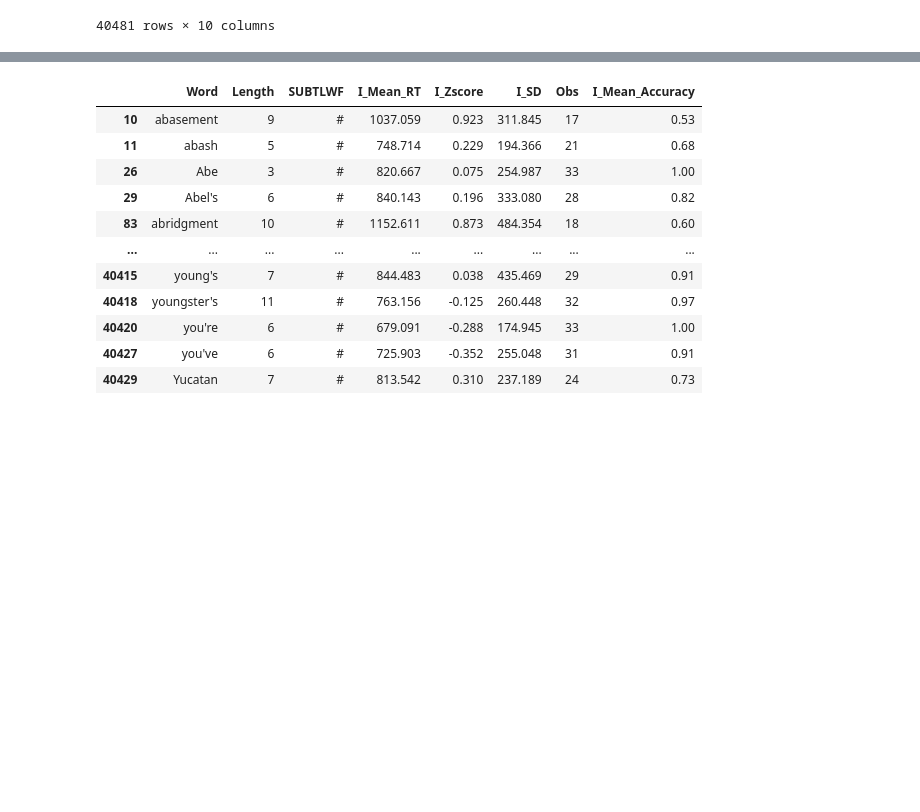
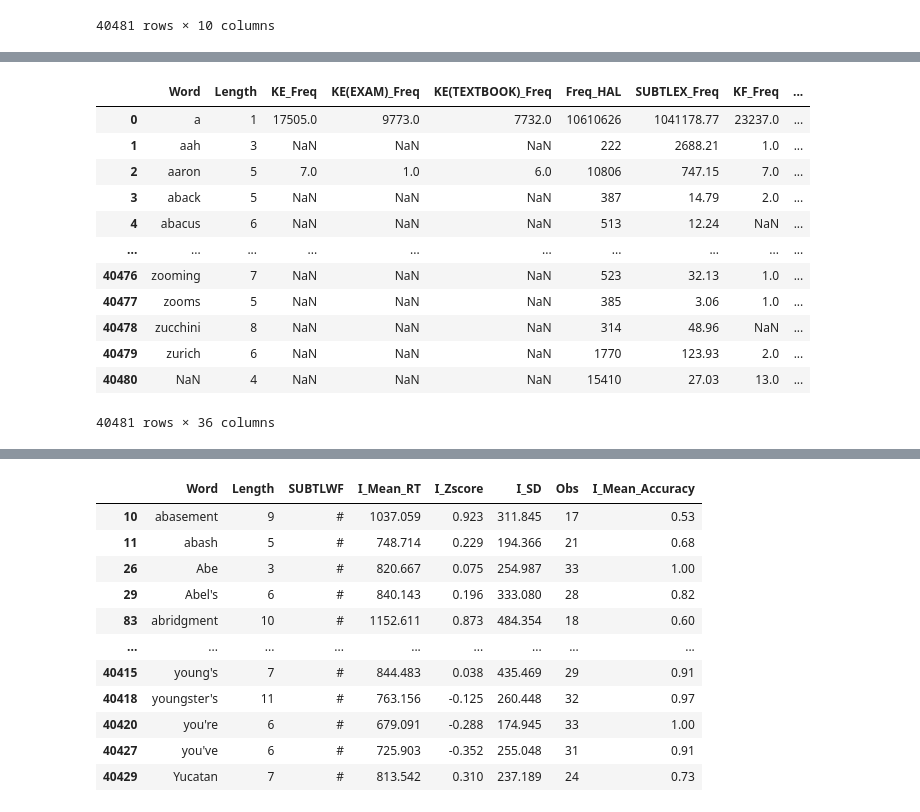
Before and after one commit to irregular6612/english-corpus-comparison, a Jupyter notebook: src/notebooks/behavior_exp_word_stimuli.ipynb, the cells around one changed output, grey strips where cells are left out. Drawn from its saved outputs; the diff is of its cells as text; code cells hidden in the pictures; blank space fills up the shorter version.

```diff
--- a/src/notebooks/behavior_exp_word_stimuli.ipynb
+++ b/src/notebooks/behavior_exp_word_stimuli.ipynb
@@ -117,0 +143,29 @@ ValueError: could not convert string to float: '#'
+# %%
+renamed_cols = {
+    'CSAT_Freq': 'KE_Freq',
+    'CSAT_only_Freq': 'KE(EXAM)_Freq',
+    'Textbook_only_Freq': 'KE(TEXTBOOK)_Freq',
+    'SUBTLWF': 'SUBTLEX_Freq',
+    'Freq_KF': 'KF_Freq',
+    'CSAT_RFreq': 'KE_RFreq',
+    'CSAT_only_RFreq': 'KE(EXAM)_RFreq',
+    'Textbook_only_RFreq': 'KE(TEXTBOOK)_RFreq',
+    'RFreq_HAL': 'HAL_RFreq',
+    'SUBTLRWF': 'SUBTLEX_RFreq',
+    'RFreq_KF': 'KF_RFreq',
+    'Ortho_N_CSAT': 'KE_Ortho_N',
+    'Ortho_N_CSAT(only)': 'KE(EXAM)_Ortho_N',
+    'Ortho_N_Textbook(only)': 'KE(TEXTBOOK)_Ortho_N',
+    'OLD20_CSAT': 'KE_OLD',
+    'OLD20_CSAT(only)': 'KE(EXAM)_OLD',
+    'OLD20_Textbook(only)': 'KE(TEXTBOOK)_OLD',
+    'I_Mean_RT' : 'LDT_Mean_RT',
+    'I_Zscore' : 'LDT_RT_Zscore',
+    'I_SD' : 'LDT_RT_SD',
+    'I_NMG_Mean_RT' : 'NMG_Mean_RT',
+    'I_NMG_Zscore' : 'NMG_RT_Zscore',
+    'I_NMG_SD' : 'NMG_RT_SD',
+    'Obs': 'LDT_Obs'
+}
+
+KE_ELP.rename(columns=renamed_cols, inplace=True)
@@ -117,0 +185,14 @@ ValueError: could not convert string to float: '#'
+# %%
+column_order = ['Word', 'Length',
+                'KE_Freq', 'KE(EXAM)_Freq', 'KE(TEXTBOOK)_Freq', 'Freq_HAL', 'SUBTLEX_Freq', 'KF_Freq',
+                'KE_RFreq', 'KE(EXAM)_RFreq', 'KE(TEXTBOOK)_RFreq', 'HAL_RFreq', 'SUBTLEX_RFreq', 'KF_RFreq',
+                'KE_Ortho_N', 'KE(EXAM)_Ortho_N', 'KE(TEXTBOOK)_Ortho_N', 'Ortho_N',
+                'KE_OLD', 'KE(EXAM)_OLD', 'KE(TEXTBOOK)_OLD', 'OLD',
+                'SUBTLCD',
+                'Concreteness_Rating', 'Age_Of_Acquisition', 'Emotional_Valence', 'Emotional_Arousal', 'Emotional_Dominance',
+                'LDT_Mean_RT', 'LDT_RT_Zscore', 'LDT_RT_SD', 'LDT_Obs',
+                'NMG_Mean_RT', 'NMG_RT_Zscore', 'NMG_RT_SD',
+                'POS']
+# %%
+KE_ELP = KE_ELP[column_order]
+KE_ELP.reset_index(drop=True, inplace=True)
@@ -117,0 +201,16 @@ ValueError: could not convert string to float: '#'
+# %%
+KE_ELP
+# %% [output]
+|  | Word | Length | KE_Freq | KE(EXAM)_Freq | KE(TEXTBOOK)_Freq | Freq_HAL | SUBTLEX_Freq | KF_Freq | ... |
+| 0 | a | 1 | 17505.0 | 9773.0 | 7732.0 | 10610626 | 1041178.77 | 23237.0 | ... |
+| 1 | aah | 3 | NaN | NaN | NaN | 222 | 2688.21 | 1.0 | ... |
+| 2 | aaron | 5 | 7.0 | 1.0 | 6.0 | 10806 | 747.15 | 7.0 | ... |
+| 3 | aback | 5 | NaN | NaN | NaN | 387 | 14.79 | 2.0 | ... |
+| 4 | abacus | 6 | NaN | NaN | NaN | 513 | 12.24 | NaN | ... |
+| ... | ... | ... | ... | ... | ... | ... | ... | ... | ... |
+| 40476 | zooming | 7 | NaN | NaN | NaN | 523 | 32.13 | 1.0 | ... |
+| 40477 | zooms | 5 | NaN | NaN | NaN | 385 | 3.06 | 1.0 | ... |
+| 40478 | zucchini | 8 | NaN | NaN | NaN | 314 | 48.96 | NaN | ... |
+| 40479 | zurich | 6 | NaN | NaN | NaN | 1770 | 123.93 | 2.0 | ... |
+| 40480 | NaN | 4 | NaN | NaN | NaN | 15410 | 27.03 | 13.0 | ... |
+40481 rows × 36 columns
```
Also changed, not shown: parts of 39 cells of this notebook, 4 other files.
